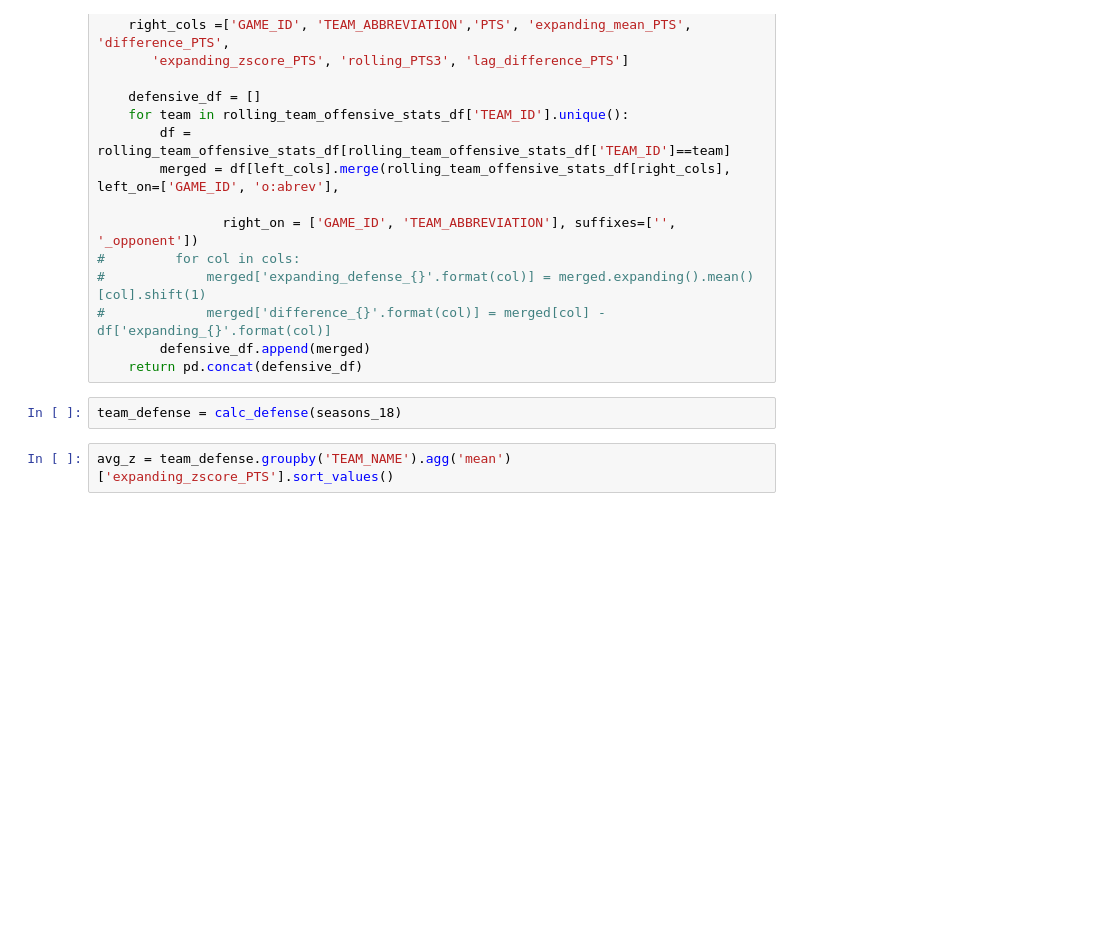
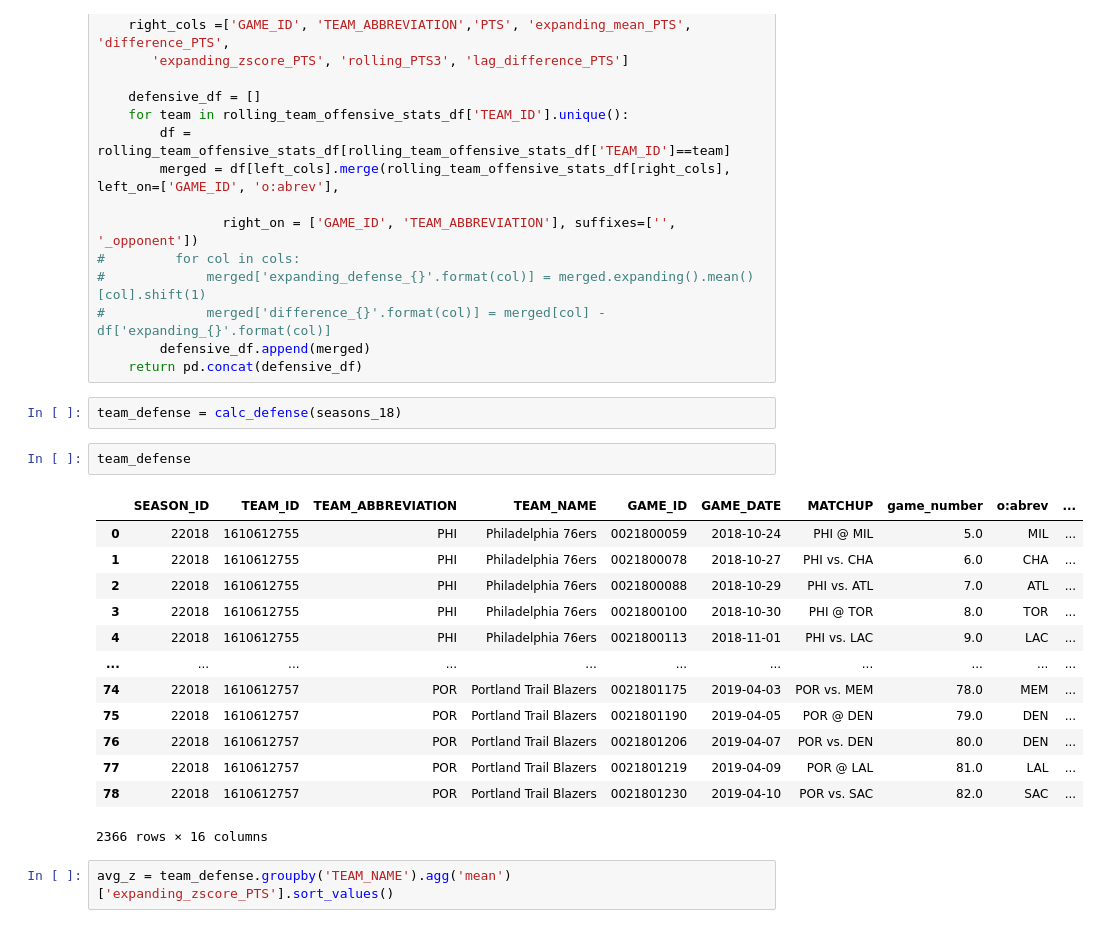
Before and after one commit to jcohen312/nba_points, a Jupyter notebook: playground.ipynb, the cells around one changed output. Cells and saved outputs as stored; diff of their text form; blank space fills up the shorter version.

```diff
--- a/playground.ipynb
+++ b/playground.ipynb
@@ -1034,6 +1034,22 @@ def calc_defense(rolling_team_offensive_stats_df):
     return pd.concat(defensive_df)
 # %%
 team_defense = calc_defense(seasons_18)
+# %%
+team_defense
+# %% [output]
+|  | SEASON_ID | TEAM_ID | TEAM_ABBREVIATION | TEAM_NAME | GAME_ID | GAME_DATE | MATCHUP | game_number | o:abrev | ... |
+| 0 | 22018 | 1610612755 | PHI | Philadelphia 76ers | 0021800059 | 2018-10-24 | PHI @ MIL | 5.0 | MIL | ... |
+| 1 | 22018 | 1610612755 | PHI | Philadelphia 76ers | 0021800078 | 2018-10-27 | PHI vs. CHA | 6.0 | CHA | ... |
+| 2 | 22018 | 1610612755 | PHI | Philadelphia 76ers | 0021800088 | 2018-10-29 | PHI vs. ATL | 7.0 | ATL | ... |
+| 3 | 22018 | 1610612755 | PHI | Philadelphia 76ers | 0021800100 | 2018-10-30 | PHI @ TOR | 8.0 | TOR | ... |
+| 4 | 22018 | 1610612755 | PHI | Philadelphia 76ers | 0021800113 | 2018-11-01 | PHI vs. LAC | 9.0 | LAC | ... |
+| ... | ... | ... | ... | ... | ... | ... | ... | ... | ... | ... |
+| 74 | 22018 | 1610612757 | POR | Portland Trail Blazers | 0021801175 | 2019-04-03 | POR vs. MEM | 78.0 | MEM | ... |
+| 75 | 22018 | 1610612757 | POR | Portland Trail Blazers | 0021801190 | 2019-04-05 | POR @ DEN | 79.0 | DEN | ... |
+| 76 | 22018 | 1610612757 | POR | Portland Trail Blazers | 0021801206 | 2019-04-07 | POR vs. DEN | 80.0 | DEN | ... |
+| 77 | 22018 | 1610612757 | POR | Portland Trail Blazers | 0021801219 | 2019-04-09 | POR @ LAL | 81.0 | LAL | ... |
+| 78 | 22018 | 1610612757 | POR | Portland Trail Blazers | 0021801230 | 2019-04-10 | POR vs. SAC | 82.0 | SAC | ... |
+2366 rows × 16 columns
 # %%
 avg_z = team_defense.groupby('TEAM_NAME').agg('mean')['expanding_zscore_PTS'].sort_values()
 # %%
```
